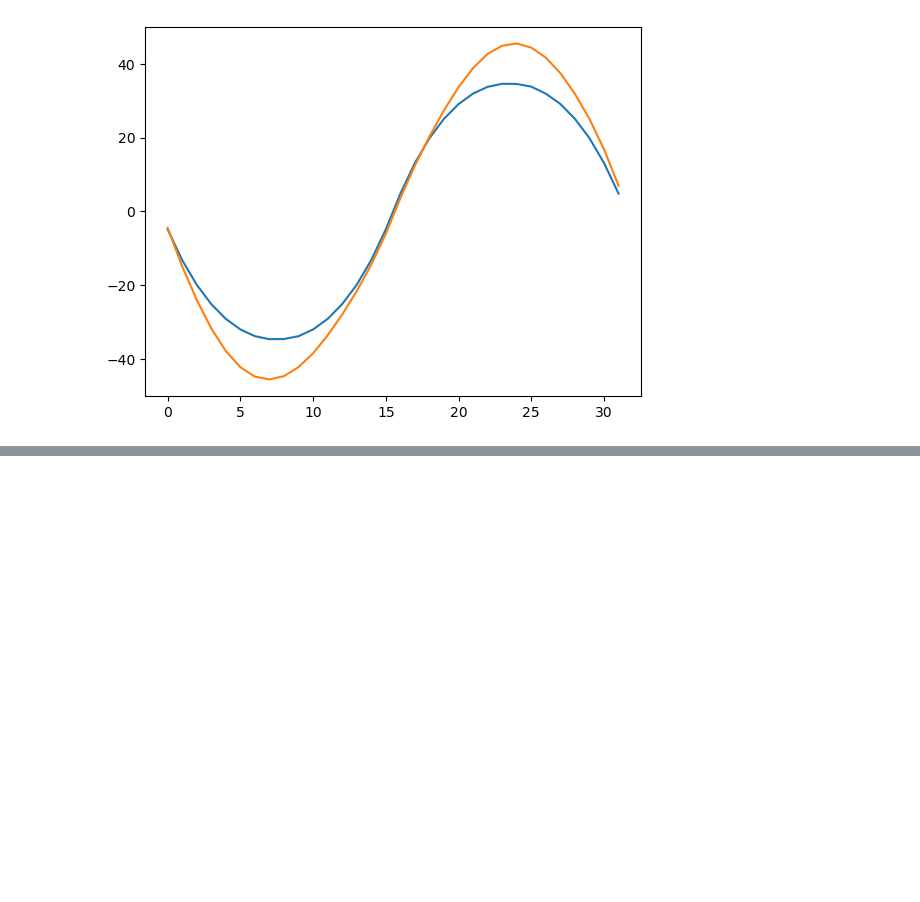
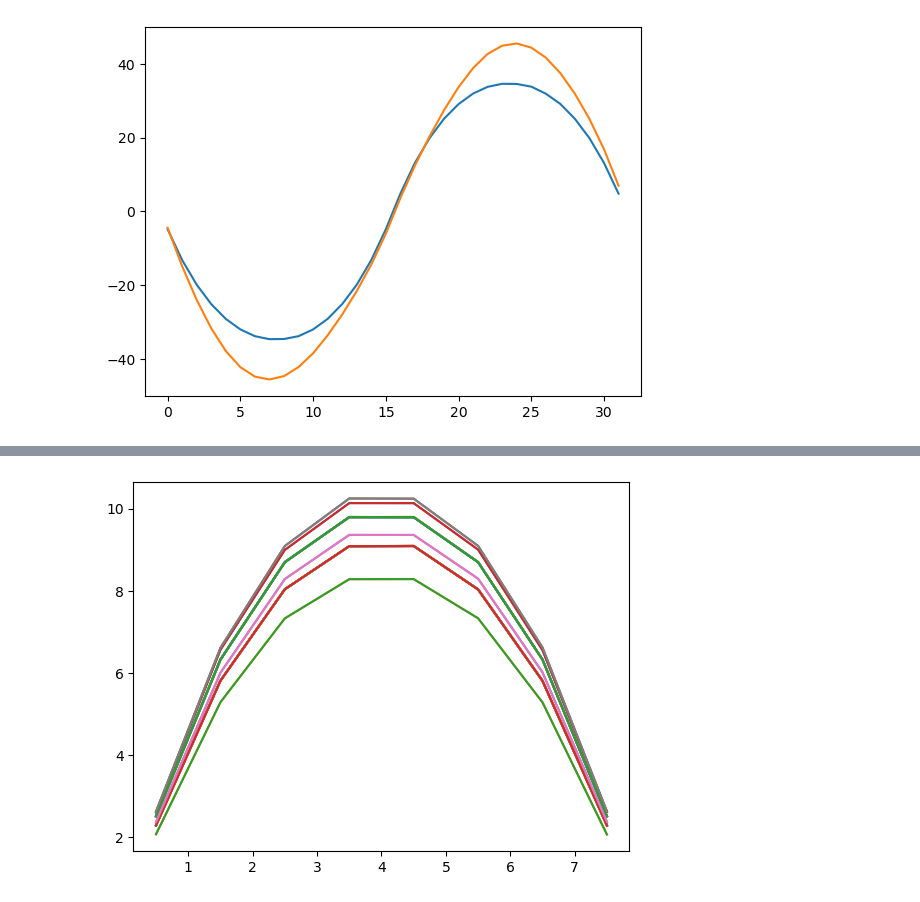
Before and after one commit to BrieucB/UQ_DPD, a Jupyter notebook: checkup.ipynb, the cells around one changed output, grey strips where cells are left out. Saved outputs shown, nothing was run; the diff lists cells and outputs as text; code cells hidden in the pictures; blank space fills up the shorter version.

```diff
--- a/checkup.ipynb
+++ b/checkup.ipynb
@@ -21,3 +16,10 @@ plt.plot(np.mean(f1['velocities'][:,:,:,0], axis=(0,2)))
 # %% [output]
 [<matplotlib.lines.Line2D at 0x...>]
 [figure]
+# %%
+L=8
+xmin=0.5
+xmax=L-0.5
+x=np.linspace(xmin, xmax, L)
+df = pd.read_csv('velo_prof.csv', sep=' ', names = ['a', 'gamma', 'Ti']+list(x)+['eta'])
+df.head()
@@ -23,0 +33,4 @@ plt.plot(np.mean(f1['velocities'][:,:,:,0], axis=(0,2)))
+# %%
+plt.plot(df[x].T);
+# %% [output]
+[figure, added]
```
Also changed, not shown: parts of 16 cells of this notebook, 7 other files.
